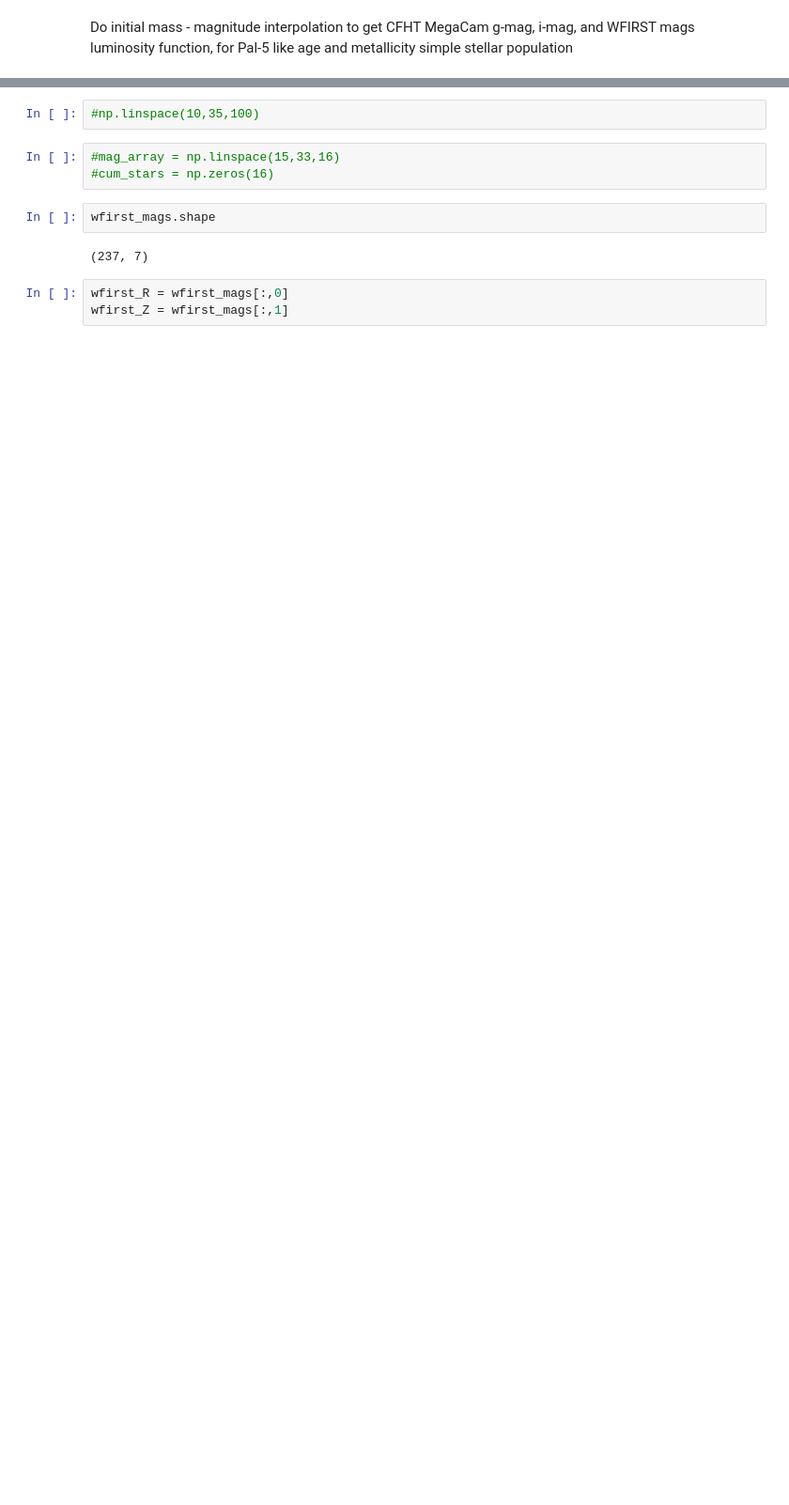
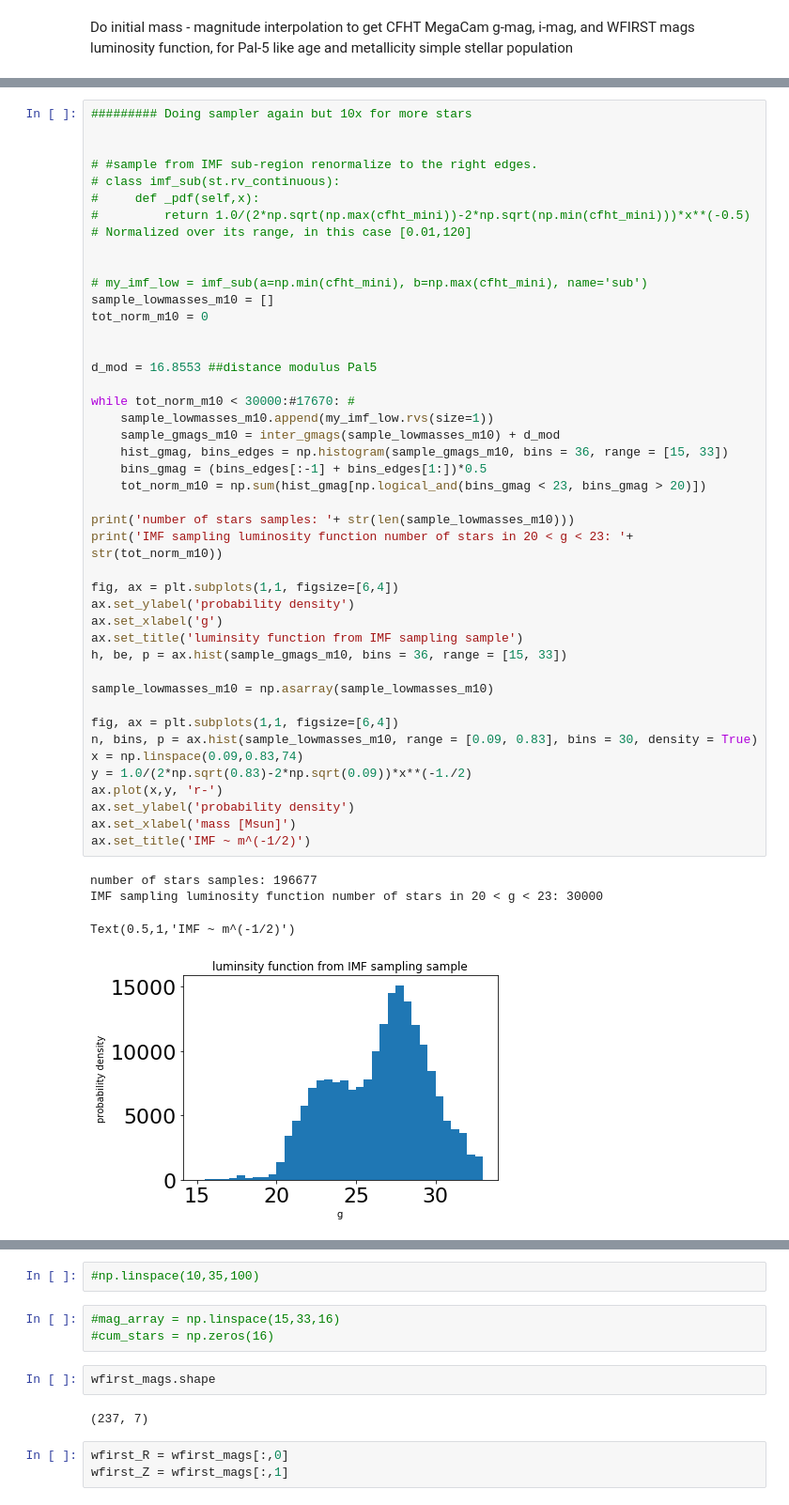
Before and after one commit to sapearson/GCsExternal, a Jupyter notebook: notebooks/PaperFigures.ipynb, the cells around one changed output, grey strips where cells are left out. Shown at 94% size. Cells and saved outputs as stored; diff of their text form; blank space fills up the shorter version.

```diff
--- a/notebooks/PaperFigures.ipynb
+++ b/notebooks/PaperFigures.ipynb
@@ -99,0 +108,48 @@ Do initial mass - magnitude interpolation to get CFHT MegaCam g-mag, i-mag, and
+# %%
+######### Doing sampler again but 10x for more stars
+
+
+# #sample from IMF sub-region renormalize to the right edges.
+# class imf_sub(st.rv_continuous):
+#     def _pdf(self,x):
+#         return 1.0/(2*np.sqrt(np.max(cfht_mini))-2*np.sqrt(np.min(cfht_mini)))*x**(-0.5)  # Normalized over its range, in this case [0.01,120]
+
+
+# my_imf_low = imf_sub(a=np.min(cfht_mini), b=np.max(cfht_mini), name='sub')
+sample_lowmasses_m10 = []
+tot_norm_m10 = 0
+
+
+d_mod = 16.8553 ##distance modulus Pal5
+
+while tot_norm_m10 < 30000:#17670: #
+    sample_lowmasses_m10.append(my_imf_low.rvs(size=1))
+    sample_gmags_m10 = inter_gmags(sample_lowmasses_m10) + d_mod
+    hist_gmag, bins_edges = np.histogram(sample_gmags_m10, bins = 36, range = [15, 33])
+    bins_gmag = (bins_edges[:-1] + bins_edges[1:])*0.5
+    tot_norm_m10 = np.sum(hist_gmag[np.logical_and(bins_gmag < 23, bins_gmag > 20)])
+
+print('number of stars samples: '+ str(len(sample_lowmasses_m10)))
+print('IMF sampling luminosity function number of stars in 20 < g < 23: '+ str(tot_norm_m10))
+
+fig, ax = plt.subplots(1,1, figsize=[6,4])
+ax.set_ylabel('probability density')
+ax.set_xlabel('g')
+ax.set_title('luminsity function from IMF sampling sample')
+h, be, p = ax.hist(sample_gmags_m10, bins = 36, range = [15, 33])
+
+sample_lowmasses_m10 = np.asarray(sample_lowmasses_m10)
+
+fig, ax = plt.subplots(1,1, figsize=[6,4])
+n, bins, p = ax.hist(sample_lowmasses_m10, range = [0.09, 0.83], bins = 30, density = True)
+x = np.linspace(0.09,0.83,74)
+y = 1.0/(2*np.sqrt(0.83)-2*np.sqrt(0.09))*x**(-1./2)
+ax.plot(x,y, 'r-')
+ax.set_ylabel('probability density')
+ax.set_xlabel('mass [Msun]')
+ax.set_title('IMF ~ m^(-1/2)')
+# %% [output]
+number of stars samples: 196677
+IMF sampling luminosity function number of stars in 20 < g < 23: 30000
+Text(0.5,1,'IMF ~ m^(-1/2)')
+[figure, added]
```
Also changed, not shown: parts of 59 cells of this notebook, 1 other file.
